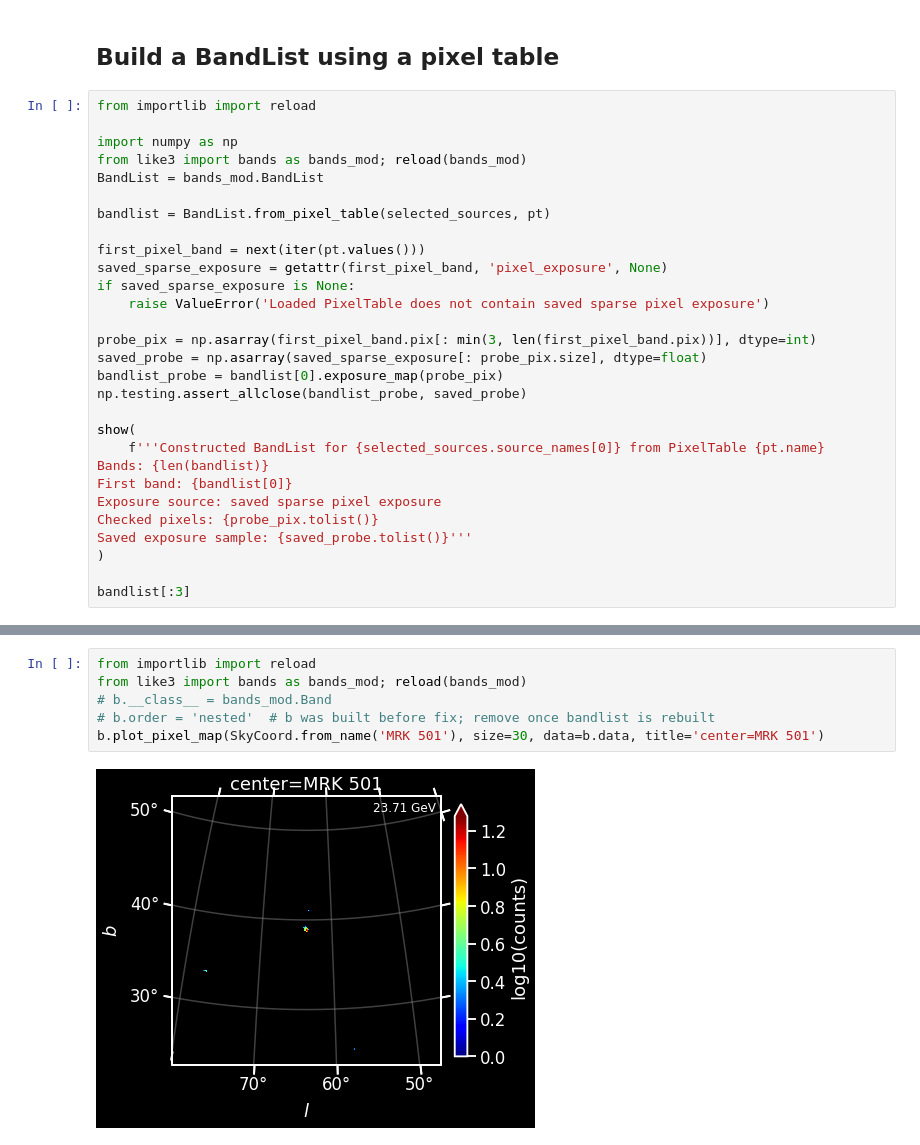
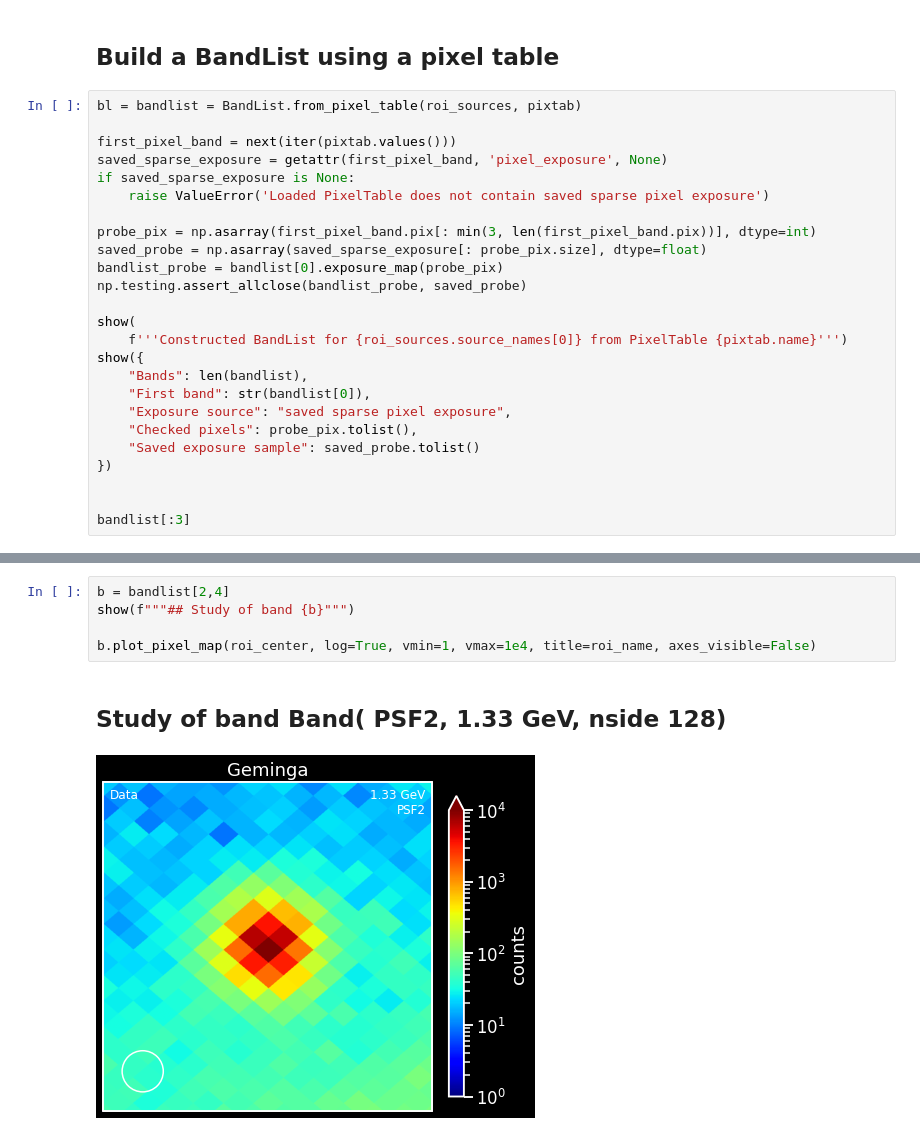
Before and after one commit to tburnett/kerr-diffuse, a Jupyter notebook: fl16y_spectral_fitting.ipynb, the cells around one changed output, grey strips where cells are left out. Drawn from its saved outputs; the diff is of its cells as text.

```diff
--- a/fl16y_spectral_fitting.ipynb
+++ b/fl16y_spectral_fitting.ipynb
@@ -72,15 +52,9 @@ First selected source: FL16Y07615
 # %% [markdown]
 ## Build a BandList using a pixel table
 # %%
-from importlib import reload
+bl = bandlist = BandList.from_pixel_table(roi_sources, pixtab)
 
-import numpy as np
-from like3 import bands as bands_mod; reload(bands_mod)
-BandList = bands_mod.BandList
-
-bandlist = BandList.from_pixel_table(selected_sources, pt)
-
-first_pixel_band = next(iter(pt.values()))
+first_pixel_band = next(iter(pixtab.values()))
 saved_sparse_exposure = getattr(first_pixel_band, 'pixel_exposure', None)
 if saved_sparse_exposure is None:
     raise ValueError('Loaded PixelTable does not contain saved sparse pixel exposure')
@@ -91,13 +65,15 @@ bandlist_probe = bandlist[0].exposure_map(probe_pix)
 np.testing.assert_allclose(bandlist_probe, saved_probe)
 
 show(
-    f'''Constructed BandList for {selected_sources.source_names[0]} from PixelTable {pt.name}
-Bands: {len(bandlist)}
-First band: {bandlist[0]}
-Exposure source: saved sparse pixel exposure
-Checked pixels: {probe_pix.tolist()}
-Saved exposure sample: {saved_probe.tolist()}'''
-)
+    f'''Constructed BandList for {roi_sources.source_names[0]} from PixelTable {pixtab.name}''')
+show({
+    "Bands": len(bandlist),
+    "First band": str(bandlist[0]),
+    "Exposure source": "saved sparse pixel exposure",
+    "Checked pixels": probe_pix.tolist(),
+    "Saved exposure sample": saved_probe.tolist()
+})
+
 
 bandlist[:3]
 # %% [output]
@@ -134,8 +89,8 @@ b.pixel_counts()
 # %%
-from importlib import reload
-from like3 import bands as bands_mod; reload(bands_mod)
-# b.__class__ = bands_mod.Band
-# b.order = 'nested'  # b was built before fix; remove once bandlist is rebuilt
-b.plot_pixel_map(SkyCoord.from_name('MRK 501'), size=30, data=b.data, title='center=MRK 501')
+b = bandlist[2,4]
+show(f"""## Study of band {b}""")
+
+b.plot_pixel_map(roi_center, log=True, vmin=1, vmax=1e4, title=roi_name, axes_visible=False)
 # %% [output]
+## Study of band Band( PSF2, 1.33 GeV, nside 128)
-[figure, old version]
+[figure, new version]
```
Also changed, not shown: parts of 25 cells of this notebook, 11 other files.
